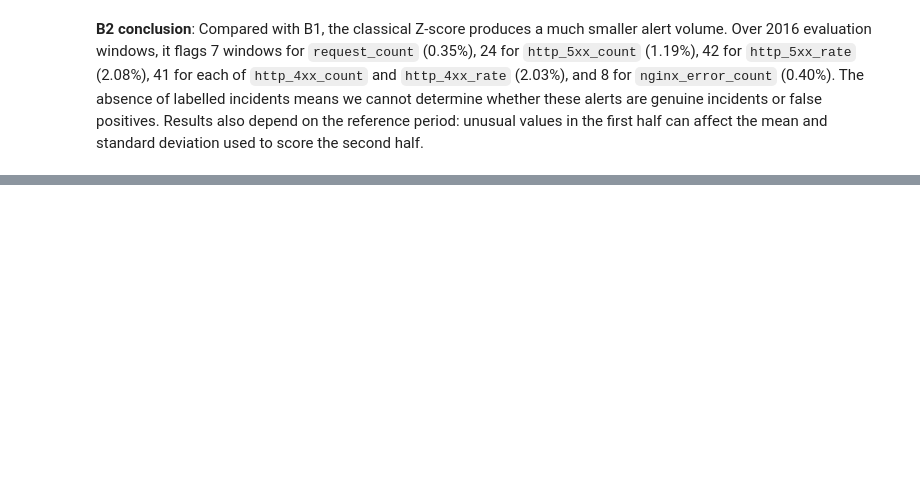
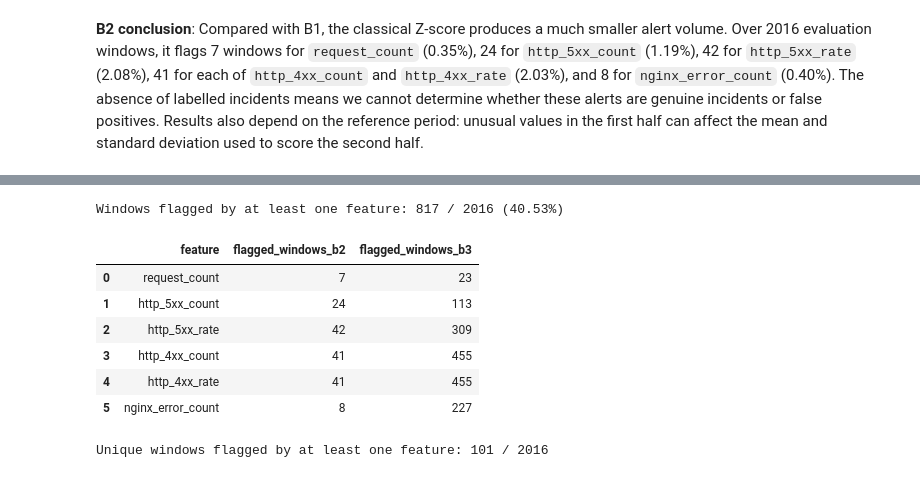
Before and after one commit to astrolabsoftware/fink-api-anomaly-detection, a Jupyter notebook: notebooks/04_baselines_evaluation.ipynb, the cells around one changed output, grey strips where cells are left out. Saved outputs shown, nothing was run; the diff lists cells and outputs as text; code cells hidden in the pictures; blank space fills up the shorter version.

```diff
--- a/notebooks/04_baselines_evaluation.ipynb
+++ b/notebooks/04_baselines_evaluation.ipynb
@@ -244,0 +319,34 @@ plt.show()
+# %%
+flagged_by_any_feature = b3_flag_matrix.any(axis=1)
+n_flagged_windows = int(flagged_by_any_feature.sum())
+
+print(
+    f"Windows flagged by at least one feature: "
+    f"{n_flagged_windows} / {len(b3_flag_matrix)} "
+    f"({n_flagged_windows / len(b3_flag_matrix):.2%})"
+)
+# %% [output]
+Windows flagged by at least one feature: 817 / 2016 (40.53%)
+# %%
+b2_b3_comparison_df = b2_summary_df[["feature", "flagged_windows",]].merge(
+    b3_summary_df[["feature", "flagged_windows", ]],
+    on="feature",
+    suffixes=("_b2", "_b3"),
+    validate="one_to_one",
+)
+display(b2_b3_comparison_df)
+# %% [output]
+|  | feature | flagged_windows_b2 | flagged_windows_b3 |
+| 0 | request_count | 7 | 23 |
+| 1 | http_5xx_count | 24 | 113 |
+| 2 | http_5xx_rate | 42 | 309 |
+| 3 | http_4xx_count | 41 | 455 |
+| 4 | http_4xx_rate | 41 | 455 |
+| 5 | nginx_error_count | 8 | 227 |
+# %%
+flagged_window_mask = flag_matrix.any(axis=0)
+n_flagged_windows = int(flagged_window_mask.sum())
+
+print(f"Unique windows flagged by at least one feature: {n_flagged_windows} / {flag_matrix.shape[1]}")
+# %% [output]
+Unique windows flagged by at least one feature: 101 / 2016
```
Also changed, not shown: parts of 5 cells of this notebook, 2 other files.
